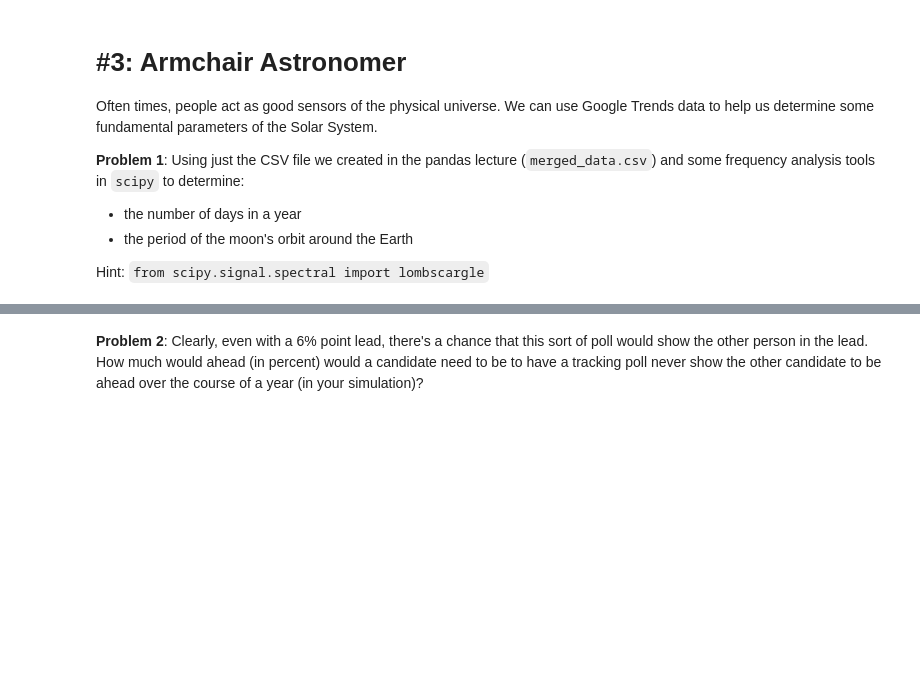
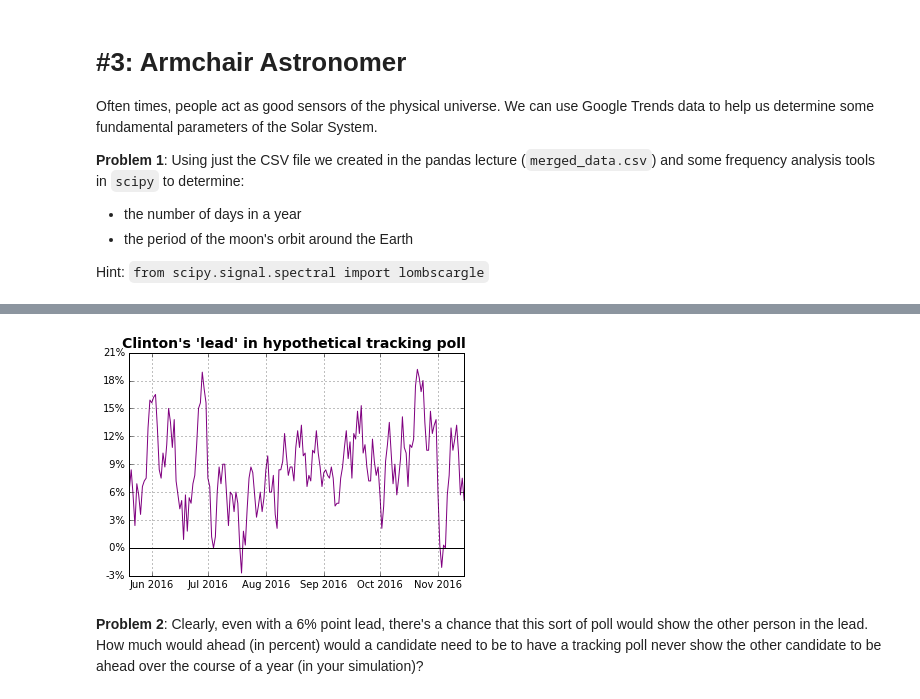
Before and after one commit to shimanluck/AY250-HW, a Jupyter notebook: hw_1/hw_1_assignment.ipynb, the cells around one changed output, grey strips where cells are left out. Cells and saved outputs as stored; diff of their text form; code cells hidden in the pictures; blank space fills up the shorter version.

```diff
--- a/hw_1/hw_1_assignment.ipynb
+++ b/hw_1/hw_1_assignment.ipynb
@@ -414,3 +499,28 @@ https://twitter.com/NateSilver538/status/769565612955824128
+# %%
+# randomly generate binomial(0.53, n) for Clinton
+import numpy as np
+import pandas as pd
+import matplotlib.dates as mdates
+
+np.random.seed(100)
+times = pd.date_range('05/20/2016', '11/15/2016')
+poll = np.random.binomial(200, 0.53, size=(times.shape[0] + 5,))
+cumpoll = np.array(poll.cumsum())
+rolling_votes = cumpoll[5:] - cumpoll[:-5]
+rolling_prob = rolling_votes/1000 * 2 -1
+y_axis = np.arange(9)*3/100-0.03
+
+
+fig = plt.figure()
+ax1 = fig.add_subplot(111)
+ax1.set_title("Clinton's 'lead' in hypothetical tracking poll ",
+              size = 14, family='Calibri', fontweight="bold")
+ax1.plot(times, rolling_prob, color = 'purple')
+ax1.plot(times, np.zeros(shape(times)), color = 'black')
+ax1.set_yticklabels(['{:2.0f}%'.format(x*100) for x in y_axis])
+ax1.grid()
+# %% [output]
+[figure, added]
 # %% [markdown]
 **Problem 2**: Clearly, even with a 6% point lead, there's a chance that this sort of poll would show the other person in the lead. How much would ahead (in percent) would a candidate need to be to have a tracking poll never show the other candidate to be ahead over the course of a year (in your simulation)?
 # %%
```
Also changed, not shown: parts of 8 cells of this notebook.
